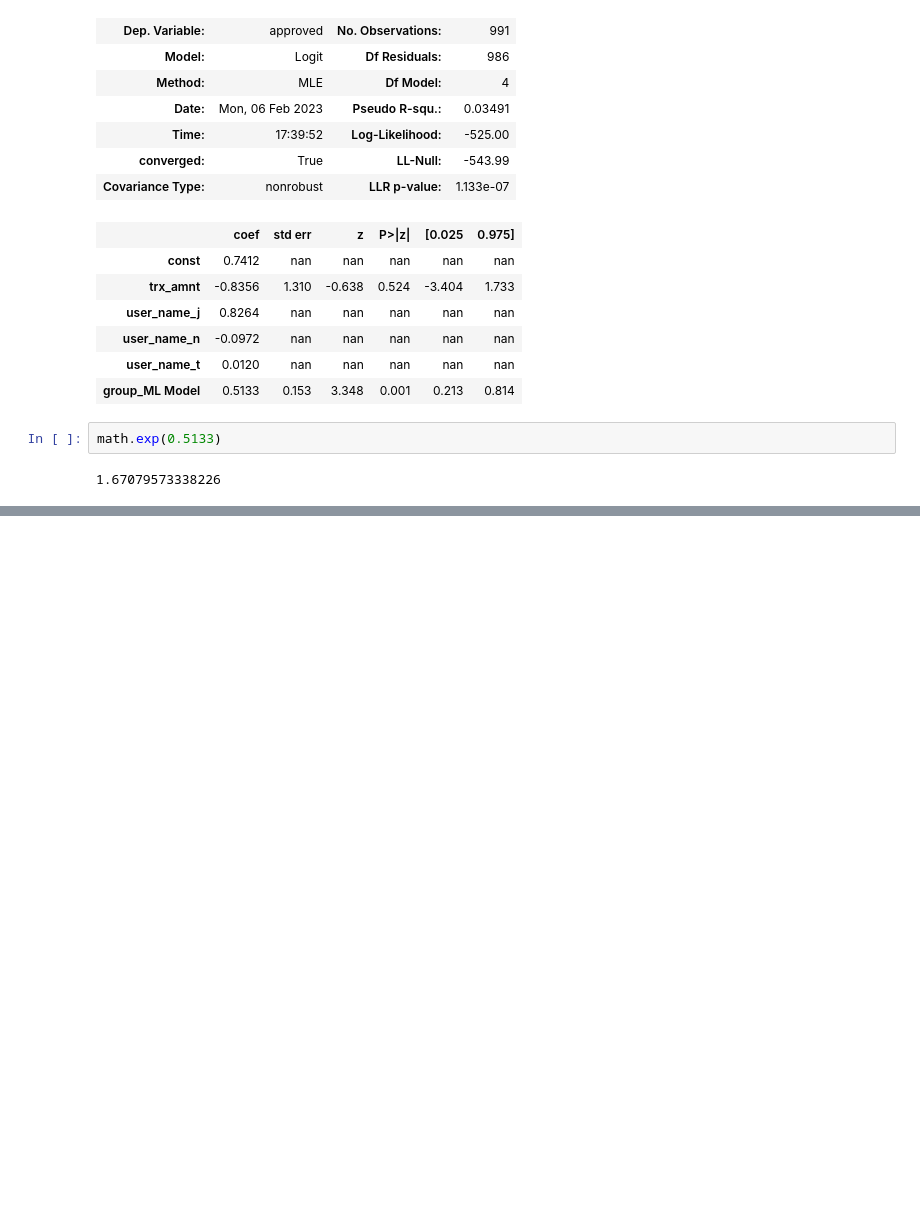
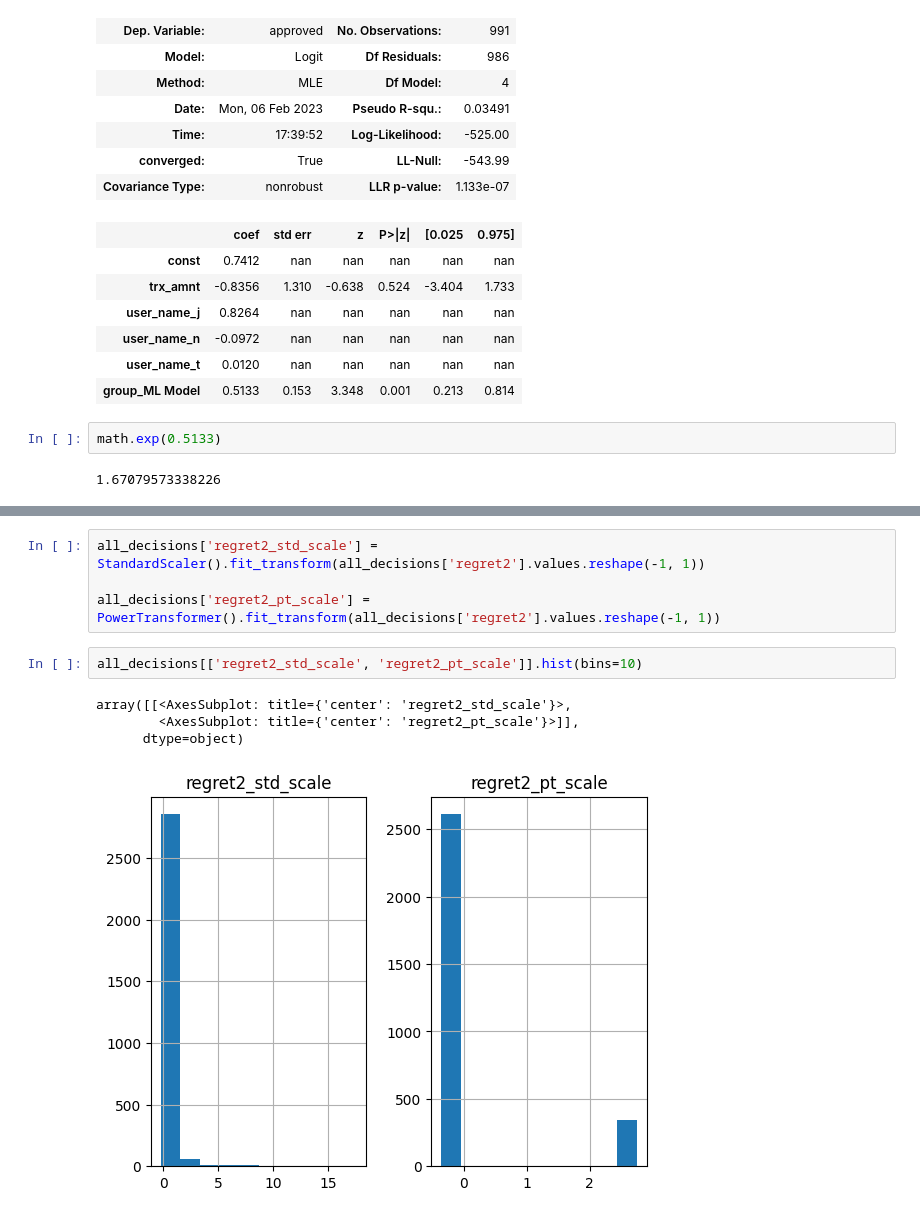
Before and after one commit to dssg/feedzai-analysis, a Jupyter notebook: src/notebooks/linear_models_v3.ipynb, the cells around one changed output, grey strips where cells are left out. Drawn from its saved outputs; the diff is of its cells as text; blank space fills up the shorter version.

```diff
--- a/src/notebooks/linear_models_v3.ipynb
+++ b/src/notebooks/linear_models_v3.ipynb
@@ -468,0 +520,11 @@ math.exp(0.5133)
+# %%
+all_decisions['regret2_std_scale'] = StandardScaler().fit_transform(all_decisions['regret2'].values.reshape(-1, 1))
+
+all_decisions['regret2_pt_scale'] = PowerTransformer().fit_transform(all_decisions['regret2'].values.reshape(-1, 1))
+# %%
+all_decisions[['regret2_std_scale', 'regret2_pt_scale']].hist(bins=10)
+# %% [output]
+array([[<AxesSubplot: title={'center': 'regret2_std_scale'}>,
+        <AxesSubplot: title={'center': 'regret2_pt_scale'}>]],
+      dtype=object)
+[figure, added]
```
Also changed, not shown: parts of 14 cells of this notebook.
